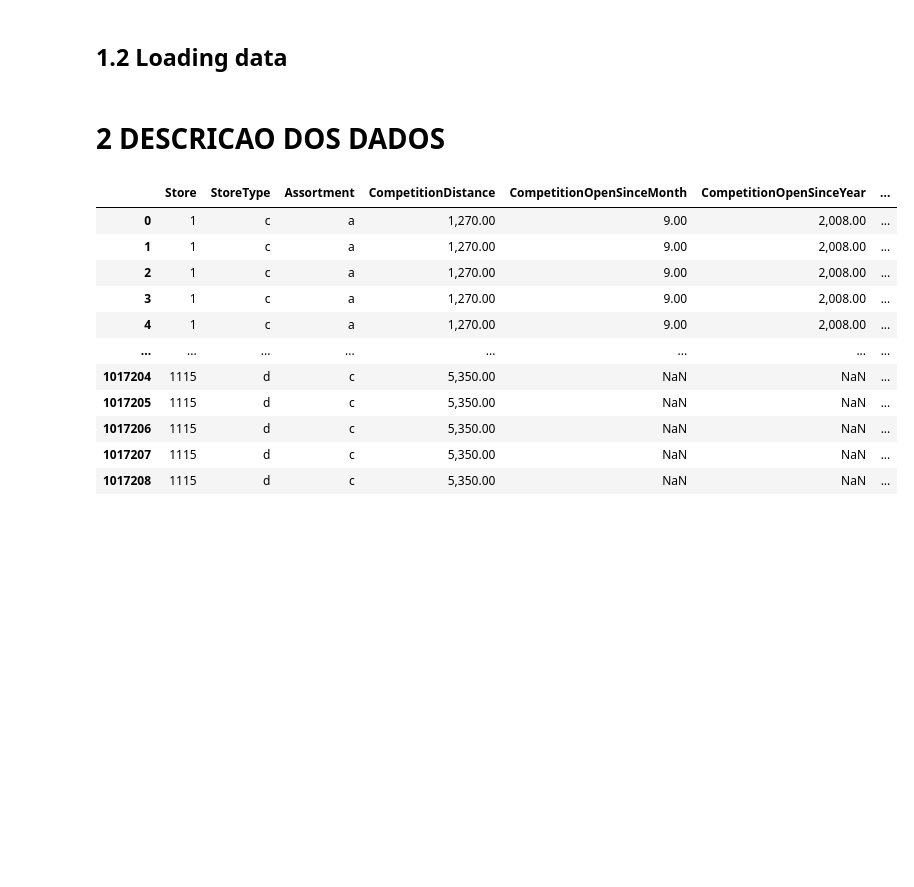
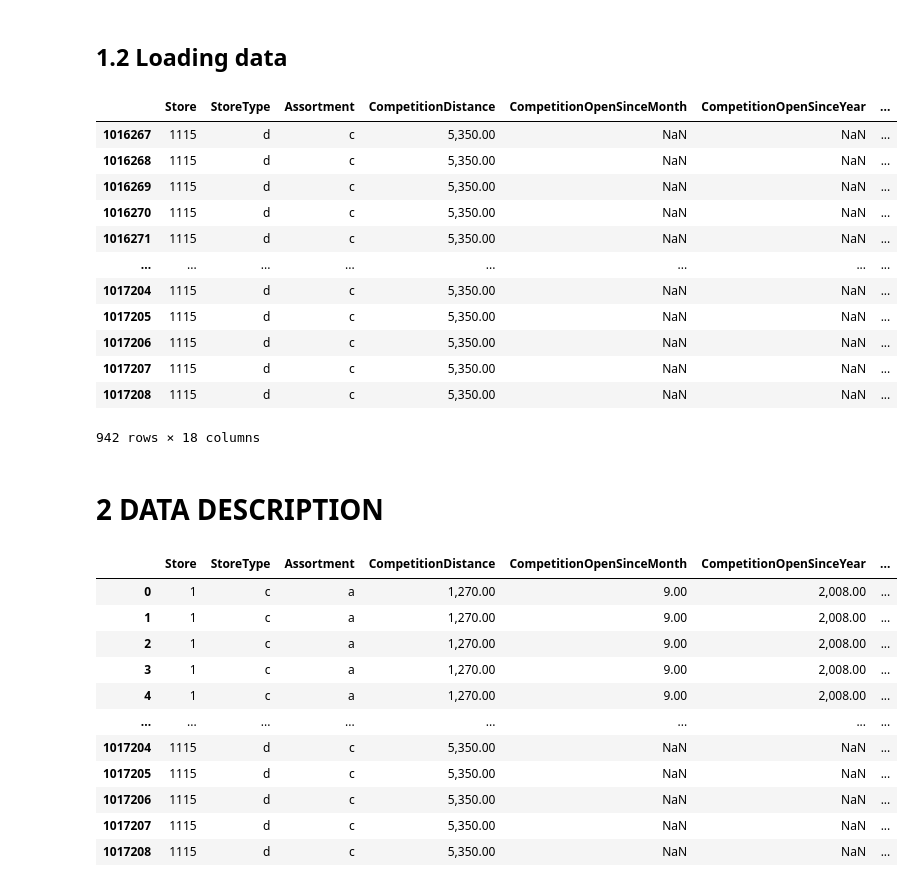
Before and after one commit to rafael-asousa/Sales-Prediction, a Jupyter notebook: notebook/Notebook-Sales-Prediction.ipynb, the cells around one changed output. Cells and saved outputs as stored; diff of their text form; code cells hidden in the pictures; blank space fills up the shorter version.

```diff
--- a/notebook/Notebook-Sales-Prediction.ipynb
+++ b/notebook/Notebook-Sales-Prediction.ipynb
@@ -42,7 +41,23 @@ df_raw_sales = pd.read_csv('../data/train.csv')
 
 df_raw = pd.merge(df_raw_store, df_raw_sales, how='left', on='Store')
-# %% [markdown]
-# 2 DESCRICAO DOS DADOS
+# %%
+df_raw[df_raw['Store']==1115]
+# %% [output]
+|  | Store | StoreType | Assortment | CompetitionDistance | CompetitionOpenSinceMonth | CompetitionOpenSinceYear | ... |
+| 1016267 | 1115 | d | c | 5,350.00 | NaN | NaN | ... |
+| 1016268 | 1115 | d | c | 5,350.00 | NaN | NaN | ... |
+| 1016269 | 1115 | d | c | 5,350.00 | NaN | NaN | ... |
+| 1016270 | 1115 | d | c | 5,350.00 | NaN | NaN | ... |
+| 1016271 | 1115 | d | c | 5,350.00 | NaN | NaN | ... |
+| ... | ... | ... | ... | ... | ... | ... | ... |
+| 1017204 | 1115 | d | c | 5,350.00 | NaN | NaN | ... |
+| 1017205 | 1115 | d | c | 5,350.00 | NaN | NaN | ... |
+| 1017206 | 1115 | d | c | 5,350.00 | NaN | NaN | ... |
+| 1017207 | 1115 | d | c | 5,350.00 | NaN | NaN | ... |
+| 1017208 | 1115 | d | c | 5,350.00 | NaN | NaN | ... |
+942 rows × 18 columns
+# %% [markdown]
+# 2 DATA DESCRIPTION
 # %%
 df2 = df_raw.copy()
 df2
```
Also changed, not shown: parts of 20 cells of this notebook, 1 other file.
